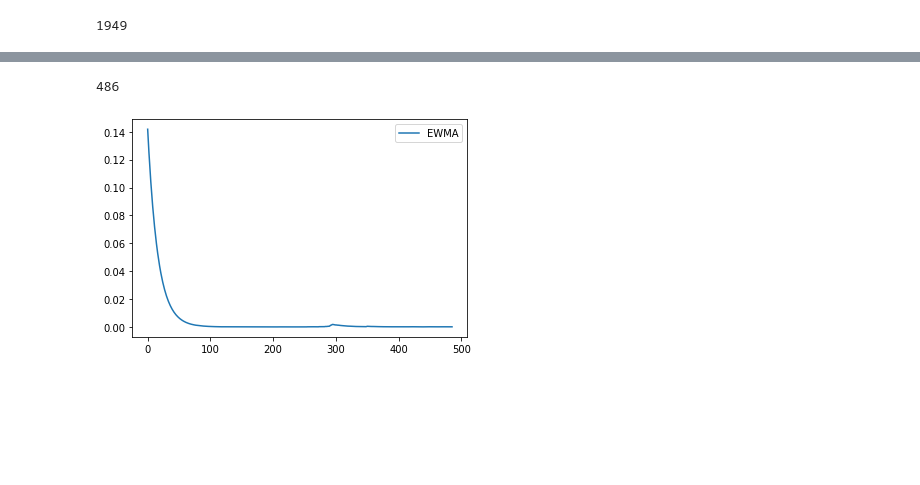
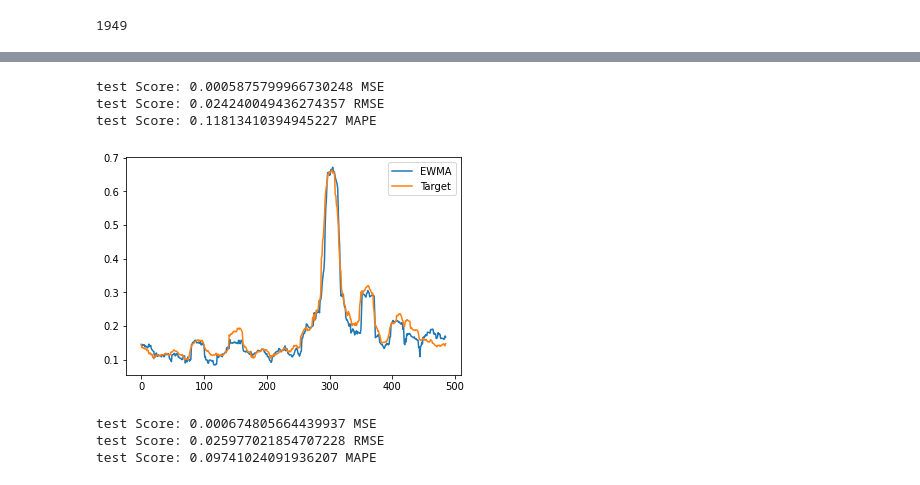
Before and after one commit to eddie8615/cs_project, a Jupyter notebook: ewma_temp.ipynb, the cells around one changed output, grey strips where cells are left out. Saved outputs shown, nothing was run; the diff lists cells and outputs as text; code cells hidden in the pictures; blank space fills up the shorter version.

```diff
--- a/ewma_temp.ipynb
+++ b/ewma_temp.ipynb
@@ -100,20 +120,48 @@ plt.show()
+# %%
+testScore = mean_squared_error(target.iloc[:len(sqreturn)-testSize], pred_vol[1:])
+print("test Score: {score} MSE".format(score=testScore))
+root_testScore = mean_squared_error(target.iloc[:len(sqreturn)-testSize], pred_vol[1:], squared=False)
+print("test Score: {score} RMSE".format(score=root_testScore))
+mape = mean_absolute_percentage_error(target.iloc[:len(sqreturn)-testSize], pred_vol[1:])
+print("test Score: {score} MAPE".format(score=mape))
+# %% [output]
+test Score: 0.0005875799966730248 MSE
+test Score: 0.024240049436274357 RMSE
+test Score: 0.11813410394945227 MAPE
 # %%
 # test
 prev_vol = pred_vol[-1]
 test_pred = []
 test_pred.append(prev_vol)
 for i in range(len(sqreturn)-testSize,len(sqreturn)):
-    test_vol = lamb*test_pred[-1] + (1-lamb)*sqreturn.iloc[i]
-    test_pred.append(test_vol)
+    ewm = 0
+
+    # for j in range(i,i+window):
+    #     ewm = ewm + data[['Squared_return']].iloc[j] * ((1-lamb) ** (j-i+1))
+
+    rv = data[['Squared_return']].iloc[i:i+window,0].mean()*252
+    test_vol = lamb*rv + (1-lamb)*sqreturn.iloc[i]
+    test_pred.append(np.sqrt(test_vol))
 
 test_pred = test_pred[1:]
-len(test_pred)
+test_target = np.array(target.iloc[len(sqreturn)-testSize:])
+test_target = pd.DataFrame(test_target)
-# %% [output]
-486
-# %%
-# plt.plot(target.iloc[len(sqreturn)-testSize:], label='Target')
-plt.plot(test_pred, label='EWMA')
-plt.legend()
-plt.show()
-# %% [output]
-[figure, removed]
+# %%
+plt.plot(test_pred, label='EWMA')
+plt.plot(test_target, label='Target')
+plt.legend()
+plt.savefig('images/EWMA.png')
+plt.show()
+# %% [output]
+[figure, added]
+# %%
+testScore = mean_squared_error(test_target, test_pred)
+print("test Score: {score} MSE".format(score=testScore))
+root_testScore = mean_squared_error(test_target, test_pred, squared=False)
+print("test Score: {score} RMSE".format(score=root_testScore))
+mape = mean_absolute_percentage_error(test_target, test_pred)
+print("test Score: {score} MAPE".format(score=mape))
+# %% [output]
+test Score: 0.000674805664439937 MSE
+test Score: 0.025977021854707228 RMSE
+test Score: 0.09741024091936207 MAPE
```
Also changed, not shown: parts of 7 cells of this notebook, 7 other files.
